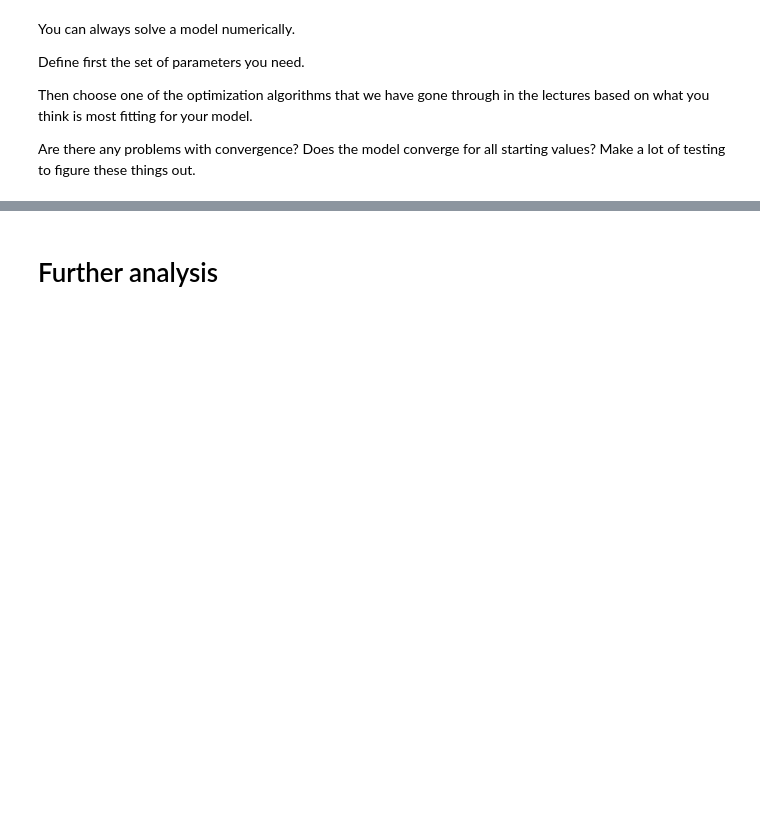
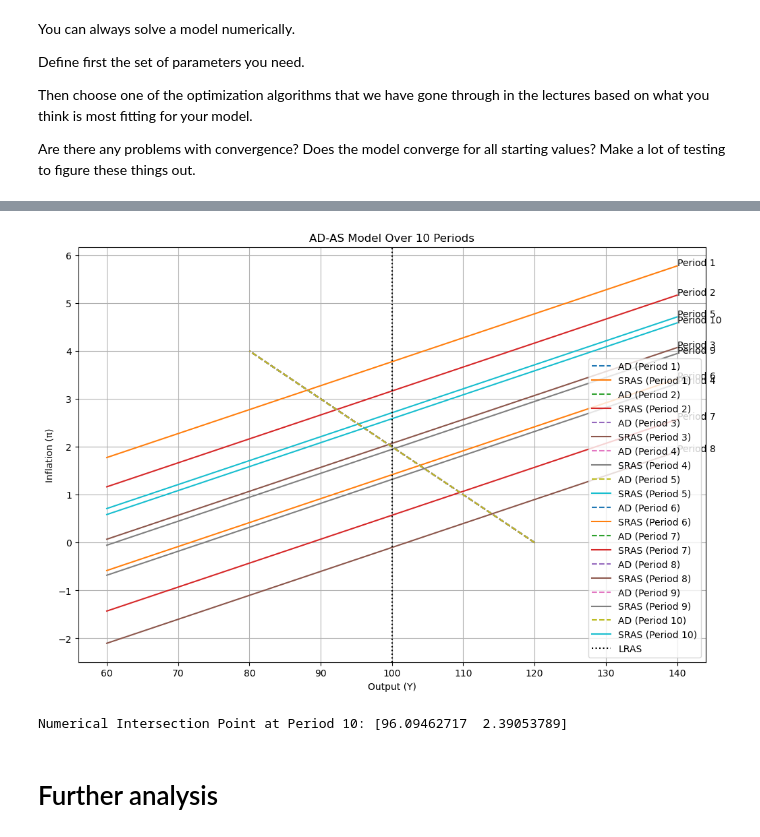
Before and after one commit to NumEconCopenhagen/projects-2024-maltheogpeter, a Jupyter notebook: modelproject/modelproject.ipynb, the cells around one changed output, grey strips where cells are left out. Cells and saved outputs as stored; diff of their text form; code cells hidden in the pictures; blank space fills up the shorter version.

```diff
--- a/modelproject/modelproject.ipynb
+++ b/modelproject/modelproject.ipynb
@@ -92,3 +110,19 @@ Intersection Point (Numerical): [100.   2.]
+# %%
+# Enable the normal distribution updates for future calculations
+model.update_normal_distribution = True
+
+# Set a new initial guess or reuse the previous one
+initial_guess = [100, 2]
+
+# Plot and find the numerical solution after enabling normal distribution updates
+num_periods = 10
+intersection_numerical = model.plot_graphs_all_periods_numerical(num_periods, initial_guess)
+
+# Print the numerical intersection point at period 10
+print(f"Numerical Intersection Point at Period {num_periods}: {intersection_numerical}")
+# %% [output]
+[figure, added]
+Numerical Intersection Point at Period 10: [96.09462717  2.39053789]
 # %% [markdown]
 # Further analysis
 # %% [markdown]
```
Also changed, not shown: parts of 7 cells of this notebook, 1 other file.
